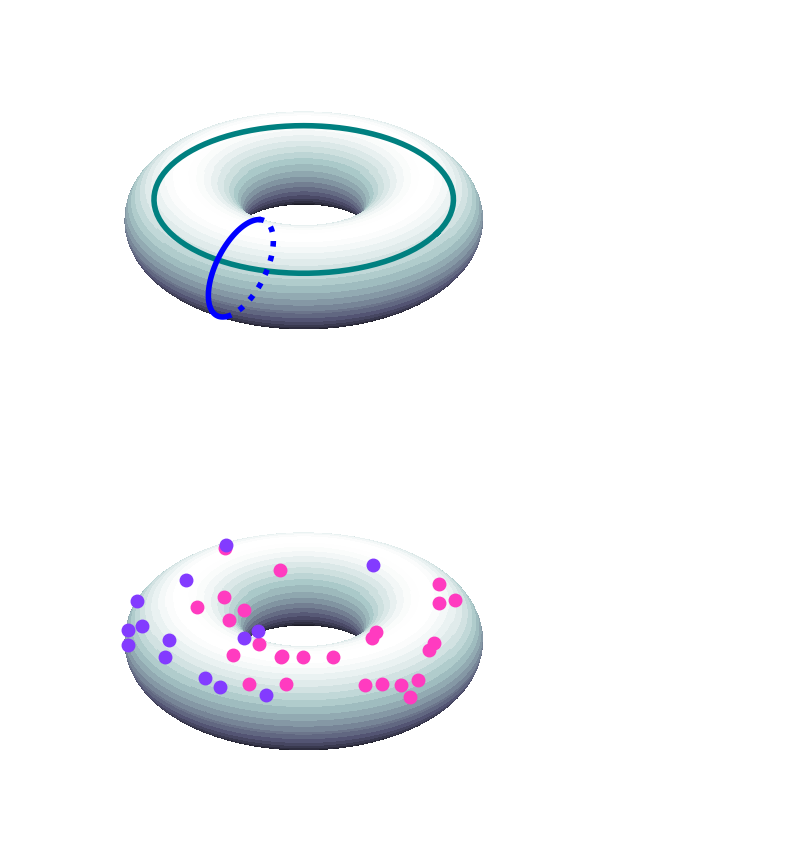
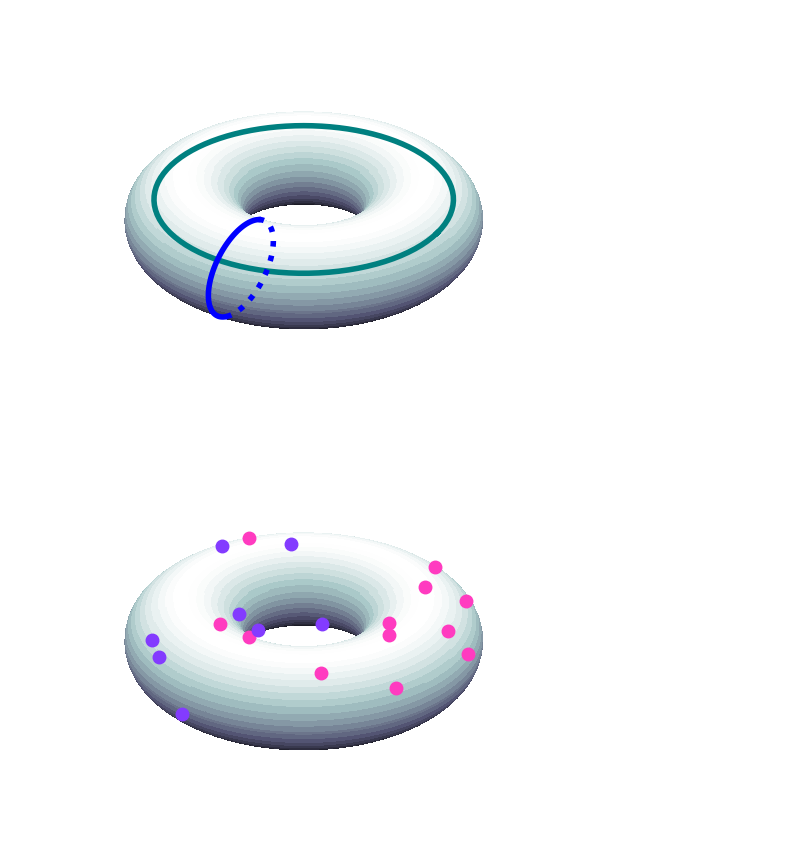
Before and after one commit to qc2321/embedders, a Jupyter notebook: notebooks/35_pc_torus.ipynb, the cells around one changed output. Drawn from its saved outputs; the diff is of its cells as text; code cells hidden in the pictures.

```diff
--- a/notebooks/35_pc_torus.ipynb
+++ b/notebooks/35_pc_torus.ipynb
@@ -116,42 +116,42 @@ def rule(theta1, theta2):
 
 
 # Sample some points
-np.random.seed(0)
-theta1s = np.random.rand(40) * 2 * np.pi
-theta2s = np.random.rand(40) * 2 * np.pi
+np.random.seed(1)
+theta1s = np.random.rand(20) * 2 * np.pi
+theta2s = np.random.rand(20) * 2 * np.pi
 
 fig = plt.figure(figsize=(10, 5))
 ax = fig.add_subplot(111, projection="3d")
 # ax.plot_surface(x, y, z, cmap="viridis")
 ax.plot_surface(x, y, z, cmap="bone", antialiased=False)
 # cmap = ListedColormap(["pink", "purple", "blue", "green"])
 cmap1 = ListedColormap(["#5727b0", "#b02780"])
 
 # Lighten the colors using matplotlib - need to go from HTML to RGB
 cmap1.colors = [(1.5 * np.array(mpl.colors.hex2color(color)).clip(0, 1 / 1.5)) for color in cmap.colors]
 
 
 for theta1, theta2 in zip(theta1s, theta2s):
     ax.plot(
         (R + r * np.cos(theta2)) * np.cos(theta1),
         (R + r * np.cos(theta2)) * np.sin(theta1),
         r * np.sin(theta2),
         marker="o",
         markersize=9,
         color=cmap1(rule(theta1, theta2)),
         zorder=10,
         # markeredgecolor="black",
     )
 
 # Clean up axes
 ax.set_xlim(-2, 2)
 ax.set_ylim(-2, 2)
 ax.set_zlim(-2, 2)
 ax.axis("off")
 ax.patch.set_alpha(0)
 plt.savefig("../figures/torus/torus3.png", bbox_inches="tight", pad_inches=0, dpi=300, transparent=True)
 # %% [output]
-[figure, old version]
+[figure, new version]
 # %%
 fig = plt.figure(figsize=(10, 5))
 ax = fig.add_subplot(111, projection="3d")
```
Also changed, not shown: parts of 9 cells of this notebook, 9 other files.
